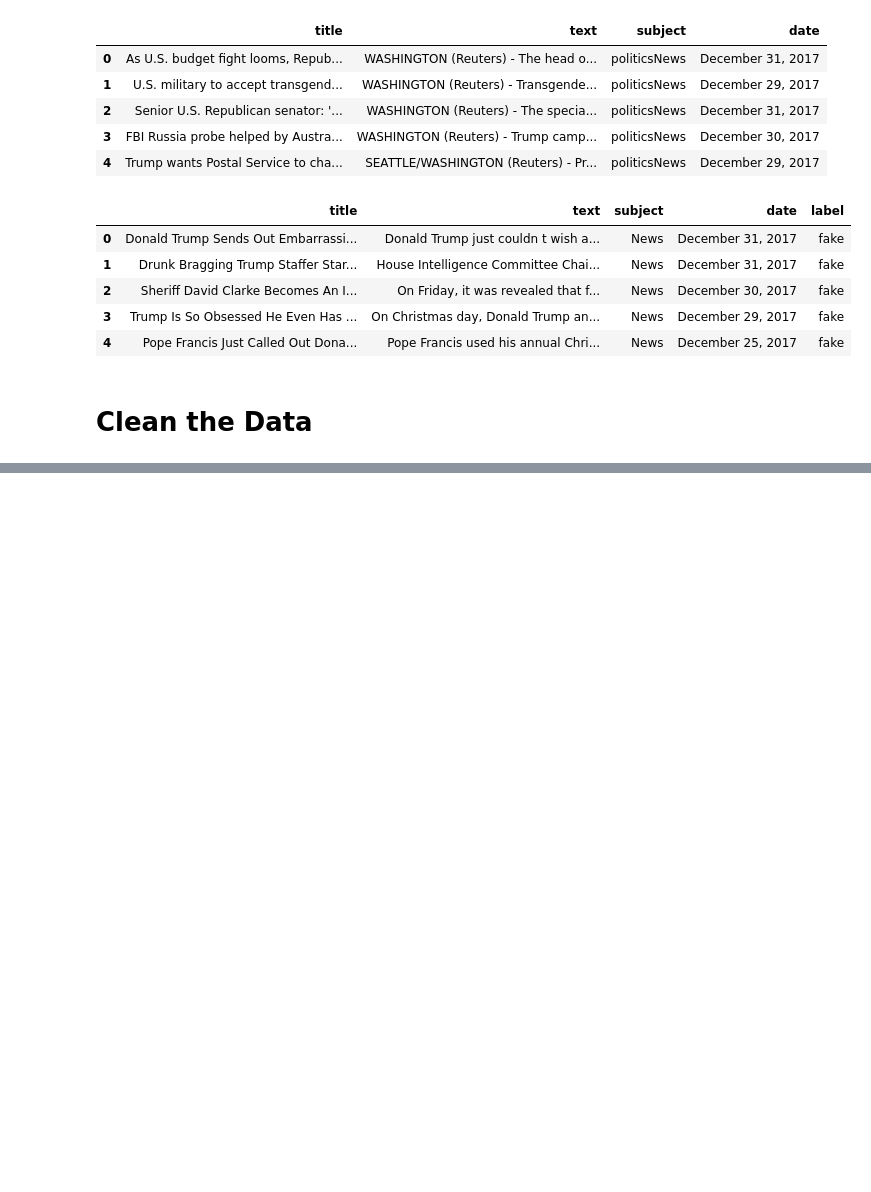
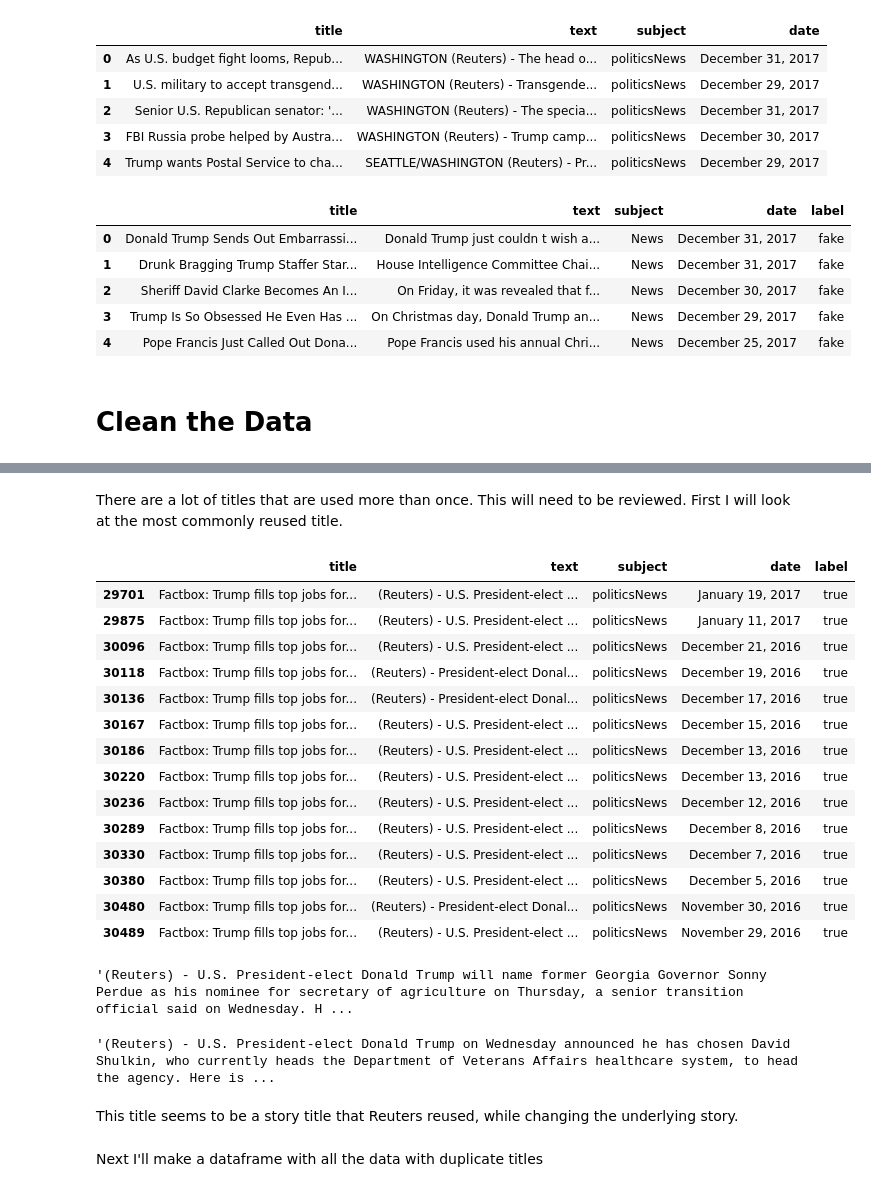
Before and after one commit to merb92/fake-news-classification, a Jupyter notebook: notebooks/eda.ipynb, the cells around one changed output, grey strips where cells are left out. Cells and saved outputs as stored; diff of their text form; code cells hidden in the pictures; blank space fills up the shorter version.

Commit message:
Remove duplicate data

```diff
--- a/notebooks/eda.ipynb
+++ b/notebooks/eda.ipynb
@@ -63,7 +66,7 @@ true_df['label'] = 'true'
 # %%
 fake_df['label'] = 'fake'
 # %%
-df = pd.concat([fake_df, true_df])
+df = pd.concat([fake_df, true_df], ignore_index=True)
 # %%
 df.head()
 # %% [output]
@@ -77,0 +121,33 @@ df.head()
+# %% [markdown]
+There are a lot of titles that are used more than once.  This will need to be reviewed.
+First I will look at the most commonly reused title.
+# %%
+df[df.title == 'Factbox: Trump fills top jobs for his administration']
+# %% [output]
+|  | title | text | subject | date | label |
+| 29701 | Factbox: Trump fills top jobs for... | (Reuters) - U.S. President-elect ... | politicsNews | January 19, 2017 | true |
+| 29875 | Factbox: Trump fills top jobs for... | (Reuters) - U.S. President-elect ... | politicsNews | January 11, 2017 | true |
+| 30096 | Factbox: Trump fills top jobs for... | (Reuters) - U.S. President-elect ... | politicsNews | December 21, 2016 | true |
+| 30118 | Factbox: Trump fills top jobs for... | (Reuters) - President-elect Donal... | politicsNews | December 19, 2016 | true |
+| 30136 | Factbox: Trump fills top jobs for... | (Reuters) - President-elect Donal... | politicsNews | December 17, 2016 | true |
+| 30167 | Factbox: Trump fills top jobs for... | (Reuters) - U.S. President-elect ... | politicsNews | December 15, 2016 | true |
+| 30186 | Factbox: Trump fills top jobs for... | (Reuters) - U.S. President-elect ... | politicsNews | December 13, 2016 | true |
+| 30220 | Factbox: Trump fills top jobs for... | (Reuters) - U.S. President-elect ... | politicsNews | December 13, 2016 | true |
+| 30236 | Factbox: Trump fills top jobs for... | (Reuters) - U.S. President-elect ... | politicsNews | December 12, 2016 | true |
+| 30289 | Factbox: Trump fills top jobs for... | (Reuters) - U.S. President-elect ... | politicsNews | December 8, 2016 | true |
+| 30330 | Factbox: Trump fills top jobs for... | (Reuters) - U.S. President-elect ... | politicsNews | December 7, 2016 | true |
+| 30380 | Factbox: Trump fills top jobs for... | (Reuters) - U.S. President-elect ... | politicsNews | December 5, 2016 | true |
+| 30480 | Factbox: Trump fills top jobs for... | (Reuters) - President-elect Donal... | politicsNews | November 30, 2016 | true |
+| 30489 | Factbox: Trump fills top jobs for... | (Reuters) - U.S. President-elect ... | politicsNews | November 29, 2016 | true |
+# %%
+df.iloc[29701].text
+# %% [output]
+'(Reuters) - U.S. President-elect Donald Trump will name former Georgia Governor Sonny Perdue as his nominee for secretary of agriculture on Thursday, a senior transition official said on Wednesday. H ...
+# %%
+df.iloc[29875].text
+# %% [output]
+'(Reuters) - U.S. President-elect Donald Trump on Wednesday announced he has chosen David Shulkin, who currently heads the Department of Veterans Affairs healthcare system, to head the agency. Here is ...
+# %% [markdown]
+This title seems to be a story title that Reuters reused, while changing the underlying story.
+# %% [markdown]
+Next I'll make a dataframe with all the data with duplicate titles
```
Also changed, not shown: parts of 44 cells of this notebook.
